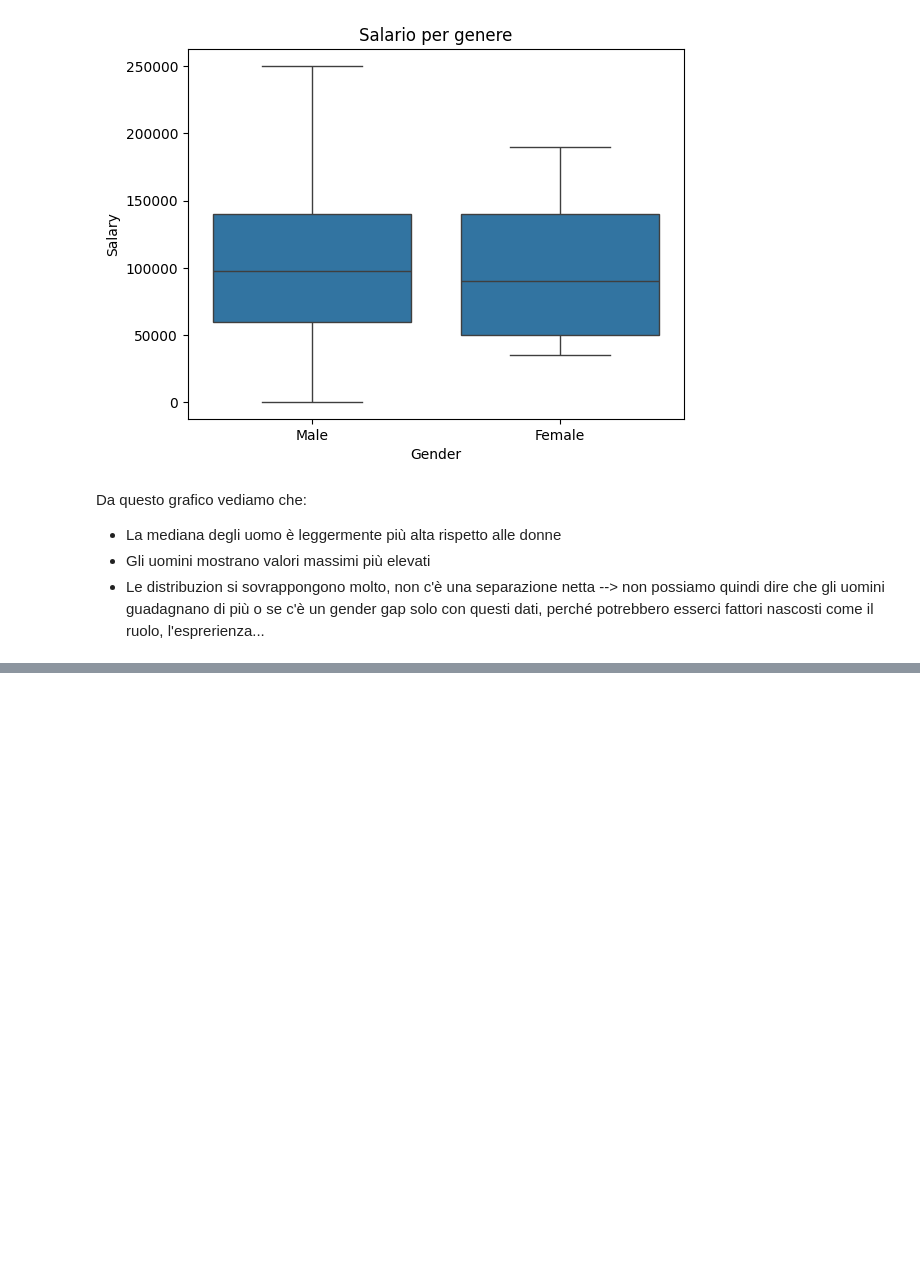
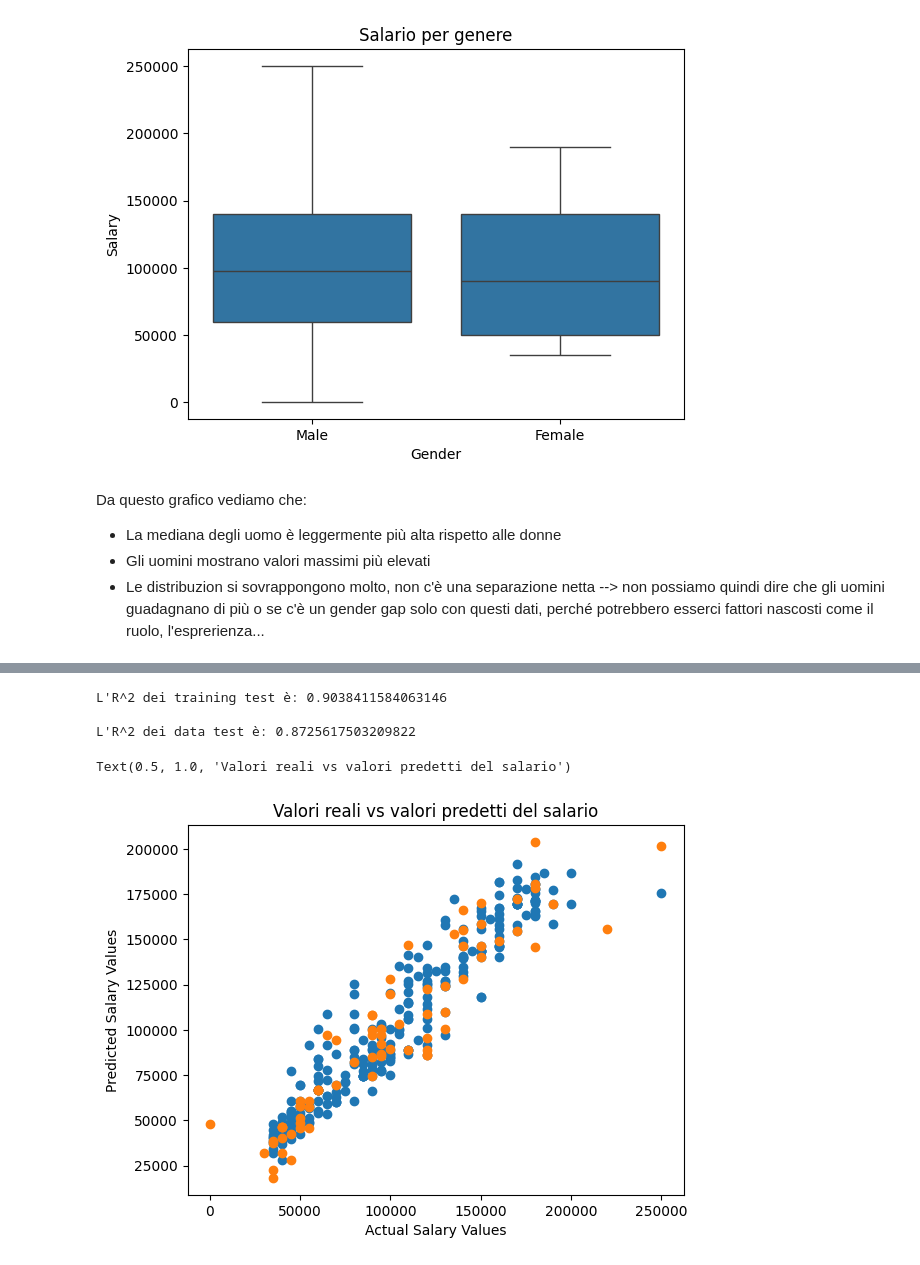
Before and after one commit to umbertogallo01/salary-prediction-analysis, a Jupyter notebook: notebooks/main.ipynb, the cells around one changed output, grey strips where cells are left out. Saved outputs shown, nothing was run; the diff lists cells and outputs as text; code cells hidden in the pictures; blank space fills up the shorter version.

```diff
--- a/notebooks/main.ipynb
+++ b/notebooks/main.ipynb
@@ -218,0 +340,23 @@ df.head()
+# %%
+r2_train = model.score(x_train,y_train)
+print("L'R^2 dei training test è:", r2_train, "\n")
+
+r2_test = model.score(x_test, y_test)
+print("L'R^2 dei data test è:", r2_test)
+# %% [output]
+L'R^2 dei training test è: 0.9038411584063146
+
+L'R^2 dei data test è: 0.8725617503209822
+# %%
+y_pred_train = model.predict(x_train)
+plt.scatter(y_train, y_pred_train)
+
+y_pred_test = model.predict(x_test)
+plt.scatter(y_test, y_pred_test)
+
+plt.xlabel("Actual Salary Values")
+plt.ylabel("Predicted Salary Values")
+plt.title("Actual vs Predicted Salary (Train vs Test)")
+# %% [output]
+Text(0.5, 1.0, 'Valori reali vs valori predetti del salario')
+[figure, added]
```
Also changed, not shown: parts of 41 cells of this notebook, 1 other file.
